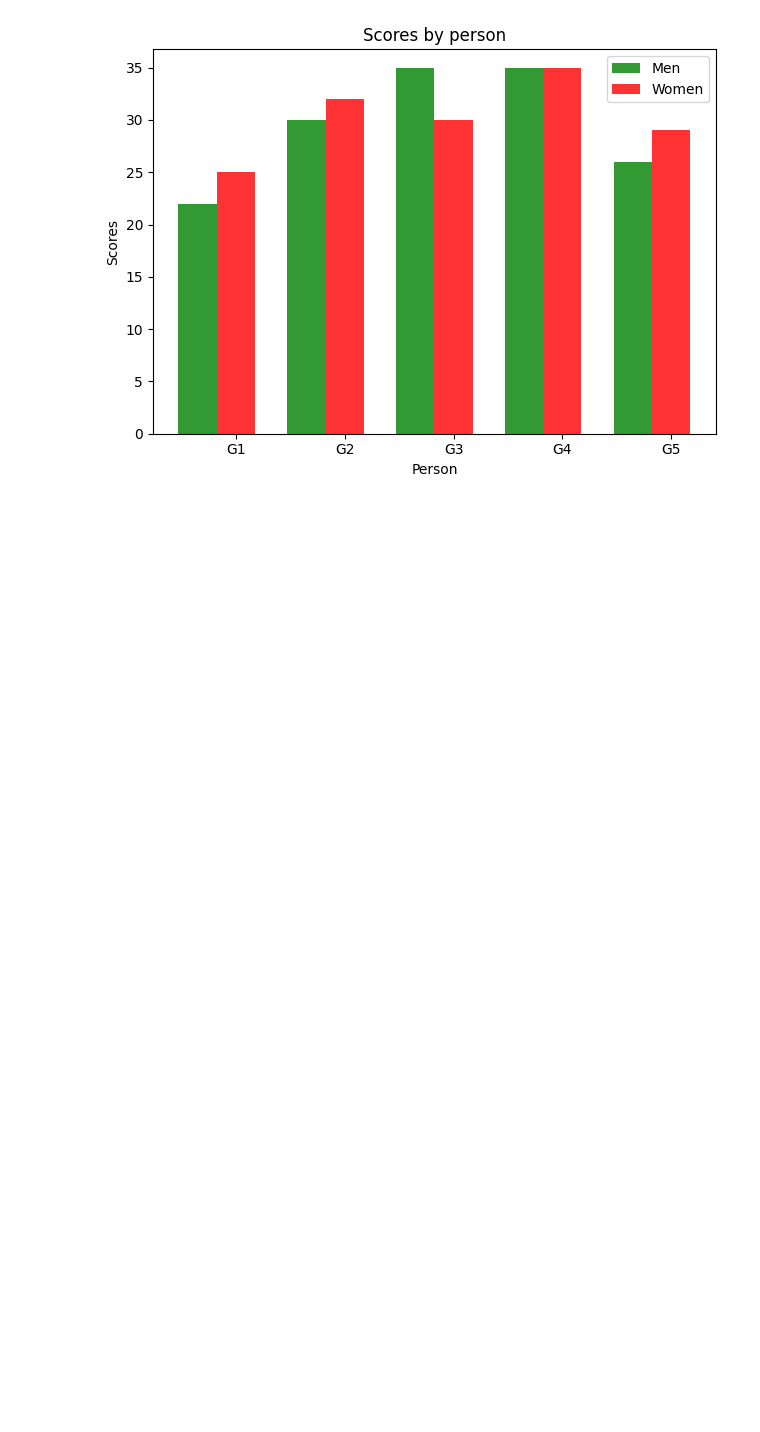
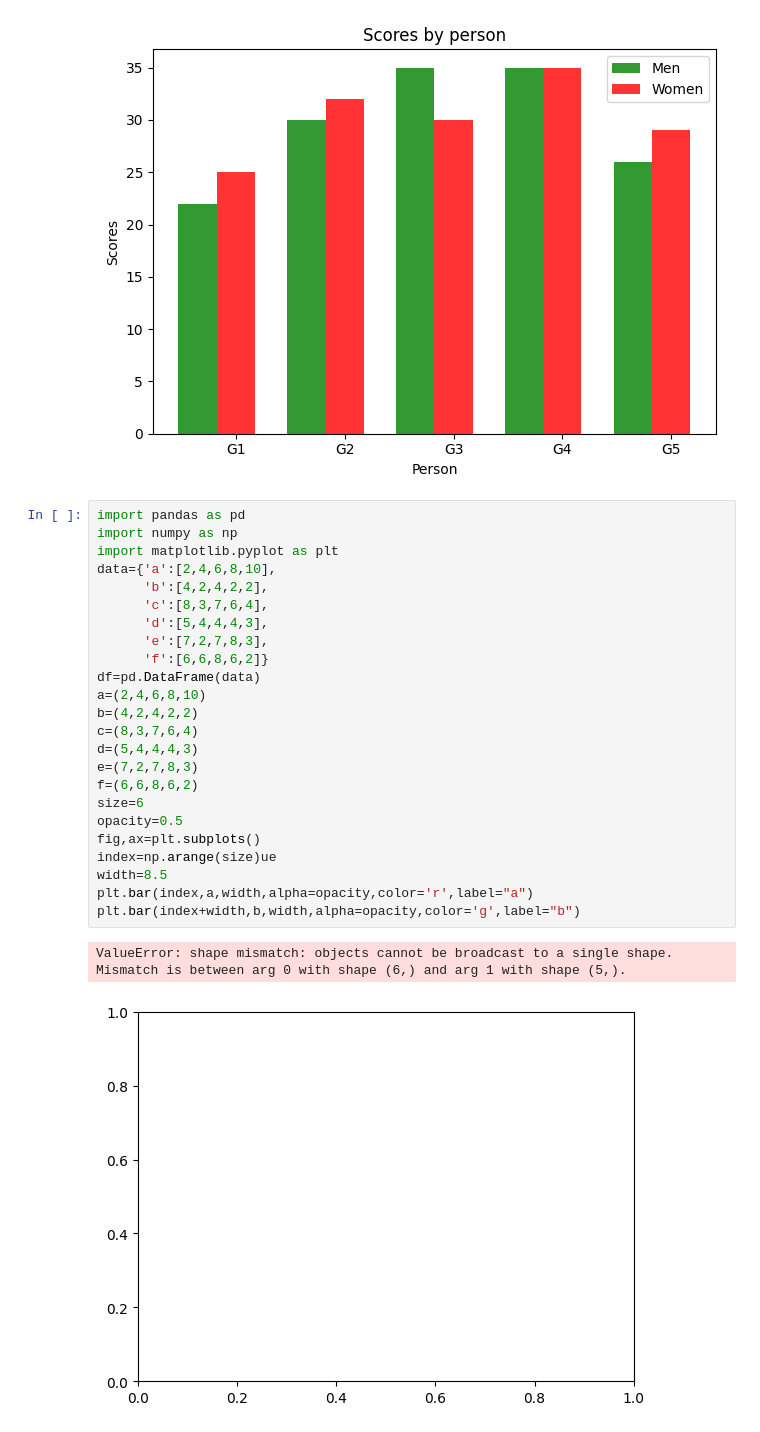
Before and after one commit to Sanya-Katiyar-Eng/ML_Basics, a Jupyter notebook: Practice_question/matplotlib_barchart.ipynb, the cells around one changed output. Drawn from its saved outputs; the diff is of its cells as text; blank space fills up the shorter version.

```diff
--- a/Practice_question/matplotlib_barchart.ipynb
+++ b/Practice_question/matplotlib_barchart.ipynb
@@ -97,3 +97,30 @@ plt.xticks(index + bar_width, ('G1', 'G2', 'G3', 'G4', 'G5'))
   Text(3.35, 0, 'G4'),
   Text(4.35, 0, 'G5')])
 [figure]
+# %%
+import pandas as pd
+import numpy as np
+import matplotlib.pyplot as plt
+data={'a':[2,4,6,8,10],
+      'b':[4,2,4,2,2],
+      'c':[8,3,7,6,4],
+      'd':[5,4,4,4,3],
+      'e':[7,2,7,8,3],
+      'f':[6,6,8,6,2]}
+df=pd.DataFrame(data)
+a=(2,4,6,8,10)
+b=(4,2,4,2,2)
+c=(8,3,7,6,4)
+d=(5,4,4,4,3)
+e=(7,2,7,8,3)
+f=(6,6,8,6,2)
+size=6
+opacity=0.5
+fig,ax=plt.subplots()
+index=np.arange(size)ue
+width=8.5
+plt.bar(index,a,width,alpha=opacity,color='r',label="a")
+plt.bar(index+width,b,width,alpha=opacity,color='g',label="b")
+# %% [output]
+ValueError: shape mismatch: objects cannot be broadcast to a single shape.  Mismatch is between arg 0 with shape (6,) and arg 1 with shape (5,).
+[figure, added]
```
Also changed, not shown: 1 other file.
